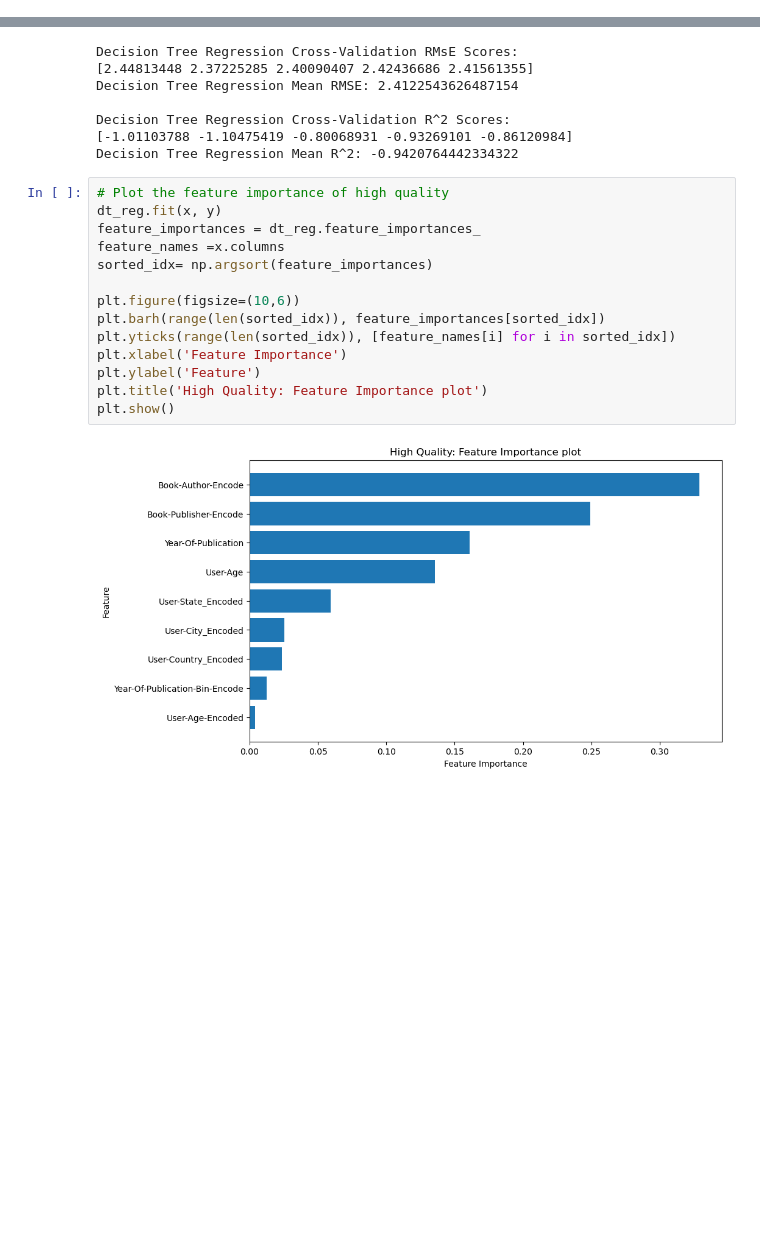
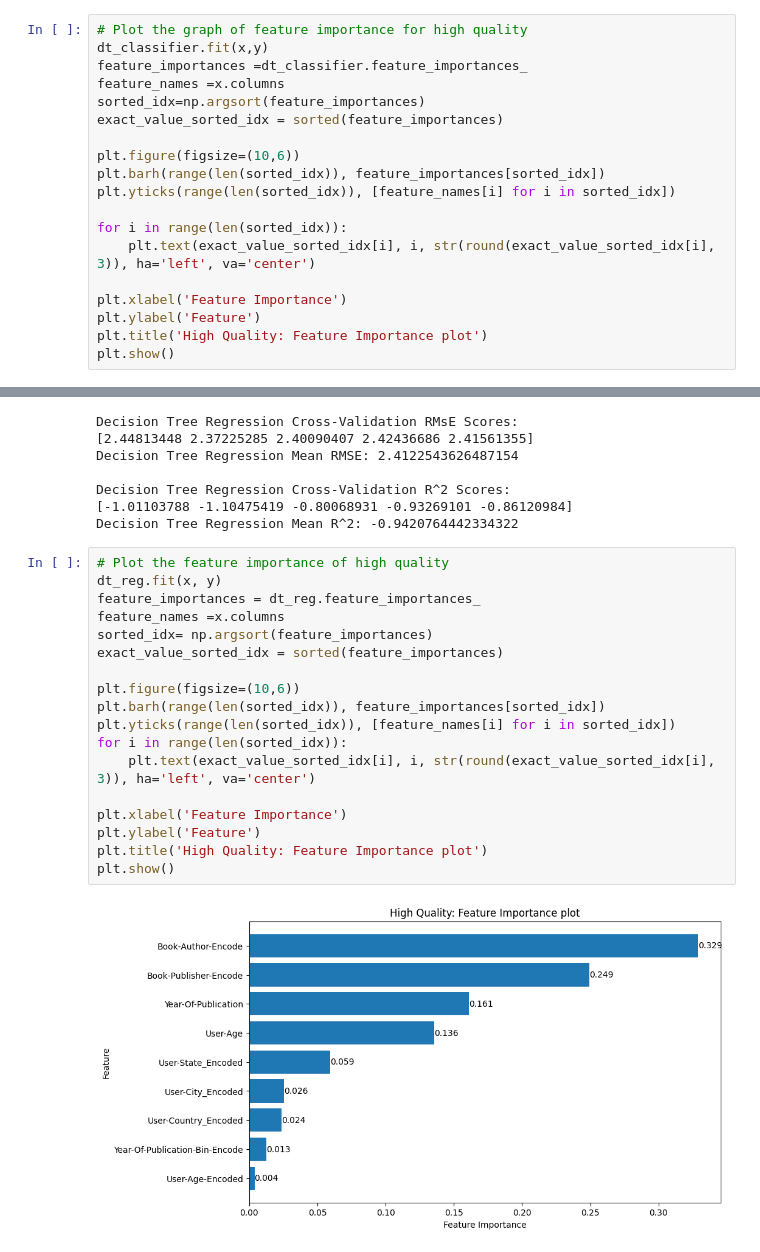
Before and after one commit to YubotKwng/Bookstore-management-Data-Processing, a Jupyter notebook: ml_regresson.ipynb, the cells around one changed output, grey strips where cells are left out. Cells and saved outputs as stored; diff of their text form; blank space fills up the shorter version.

```diff
--- a/ml_regresson.ipynb
+++ b/ml_regresson.ipynb
@@ -45,0 +146,19 @@ plt.show()
+# %%
+# Plot the graph of feature importance for high quality
+dt_classifier.fit(x,y)
+feature_importances =dt_classifier.feature_importances_
+feature_names =x.columns
+sorted_idx=np.argsort(feature_importances)
+exact_value_sorted_idx = sorted(feature_importances)
+
+plt.figure(figsize=(10,6))
+plt.barh(range(len(sorted_idx)), feature_importances[sorted_idx])
+plt.yticks(range(len(sorted_idx)), [feature_names[i] for i in sorted_idx])
+
+for i in range(len(sorted_idx)):
+    plt.text(exact_value_sorted_idx[i], i, str(round(exact_value_sorted_idx[i], 3)), ha='left', va='center')
+
+plt.xlabel('Feature Importance')
+plt.ylabel('Feature')
+plt.title('High Quality: Feature Importance plot')
+plt.show()
@@ -100,16 +221,20 @@ Decision Tree Regression Mean R^2: -0.9420764442334322
 # %%
 # Plot the feature importance of high quality
 dt_reg.fit(x, y)
 feature_importances = dt_reg.feature_importances_
 feature_names =x.columns
 sorted_idx= np.argsort(feature_importances)
+exact_value_sorted_idx = sorted(feature_importances)
 
 plt.figure(figsize=(10,6))
 plt.barh(range(len(sorted_idx)), feature_importances[sorted_idx])
 plt.yticks(range(len(sorted_idx)), [feature_names[i] for i in sorted_idx])
+for i in range(len(sorted_idx)):
+    plt.text(exact_value_sorted_idx[i], i, str(round(exact_value_sorted_idx[i], 3)), ha='left', va='center')
+
 plt.xlabel('Feature Importance')
 plt.ylabel('Feature')
 plt.title('High Quality: Feature Importance plot')
 plt.show()
 # %% [output]
-[figure, old version]
+[figure, new version]
```
Also changed, not shown: parts of 8 cells of this notebook.
